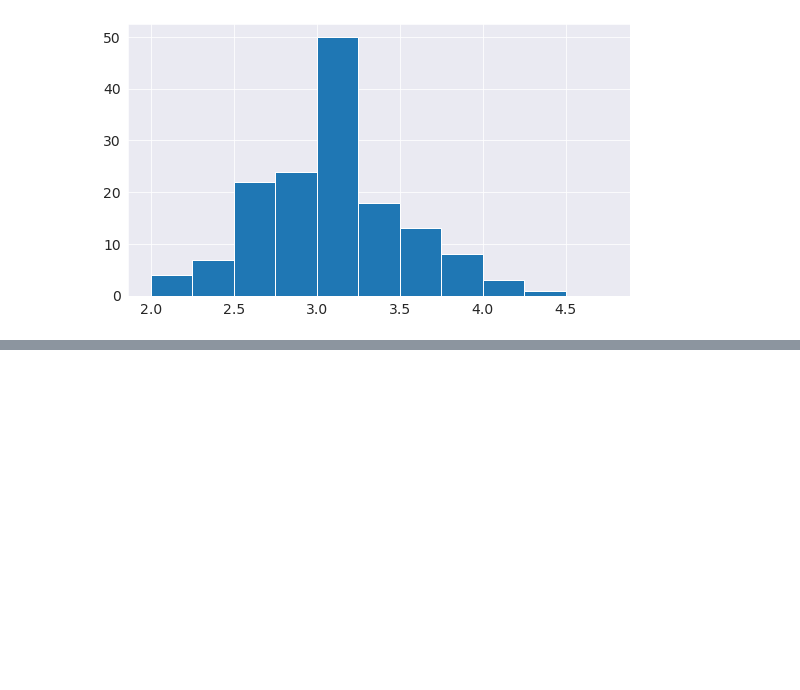
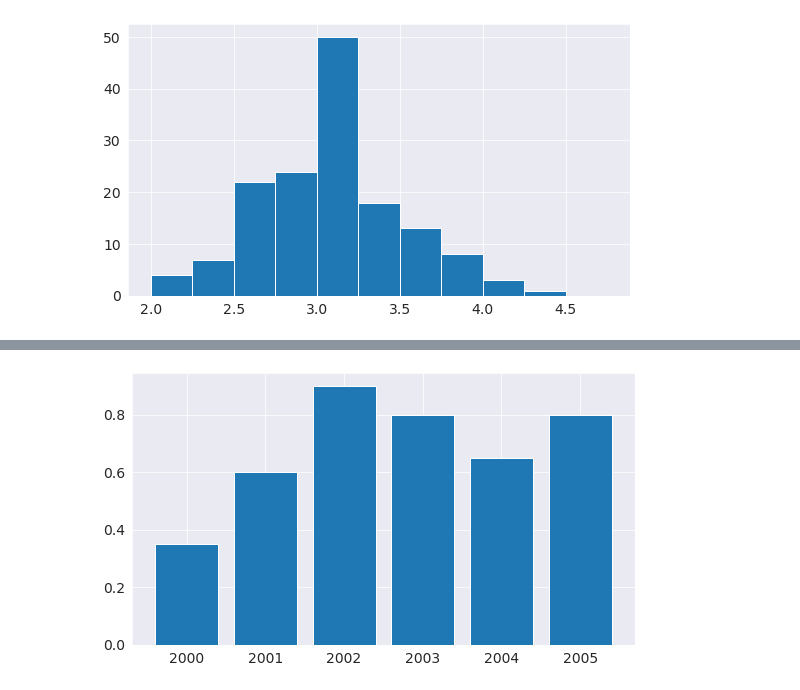
Before and after one commit to simaco11/Matplotlib-and-Seaborn-Tutorial, a Jupyter notebook: tutorial.ipynb, the cells around one changed output, grey strips where cells are left out. Saved outputs shown, nothing was run; the diff lists cells and outputs as text; code cells hidden in the pictures; blank space fills up the shorter version.

```diff
--- a/tutorial.ipynb
+++ b/tutorial.ipynb
@@ -340,0 +376,8 @@ plt.hist(flowers_df.sepal_width, bins = np.arange(2, 5, 0.25));
+# %%
+years = range(2000, 2006)
+apples = [0.35, 0.6, 0.9, 0.8, 0.65, 0.8]
+oranges = [0.4, 0.8, 0.9, 0.7, 0.6, 0.8]
+# %%
+plt.bar(years, apples);
+# %% [output]
+[figure, added]
```
Also changed, not shown: parts of 10 cells of this notebook.
